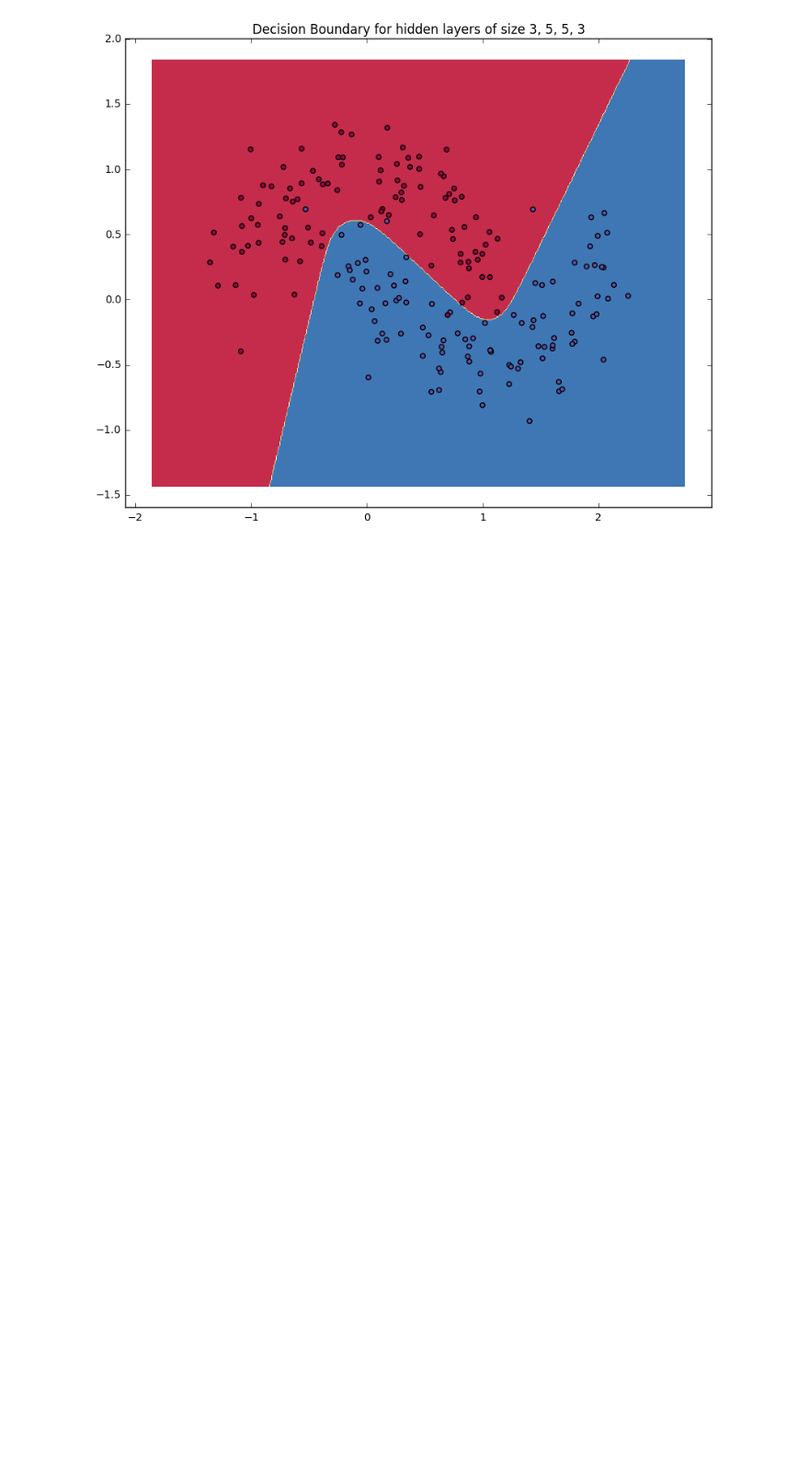
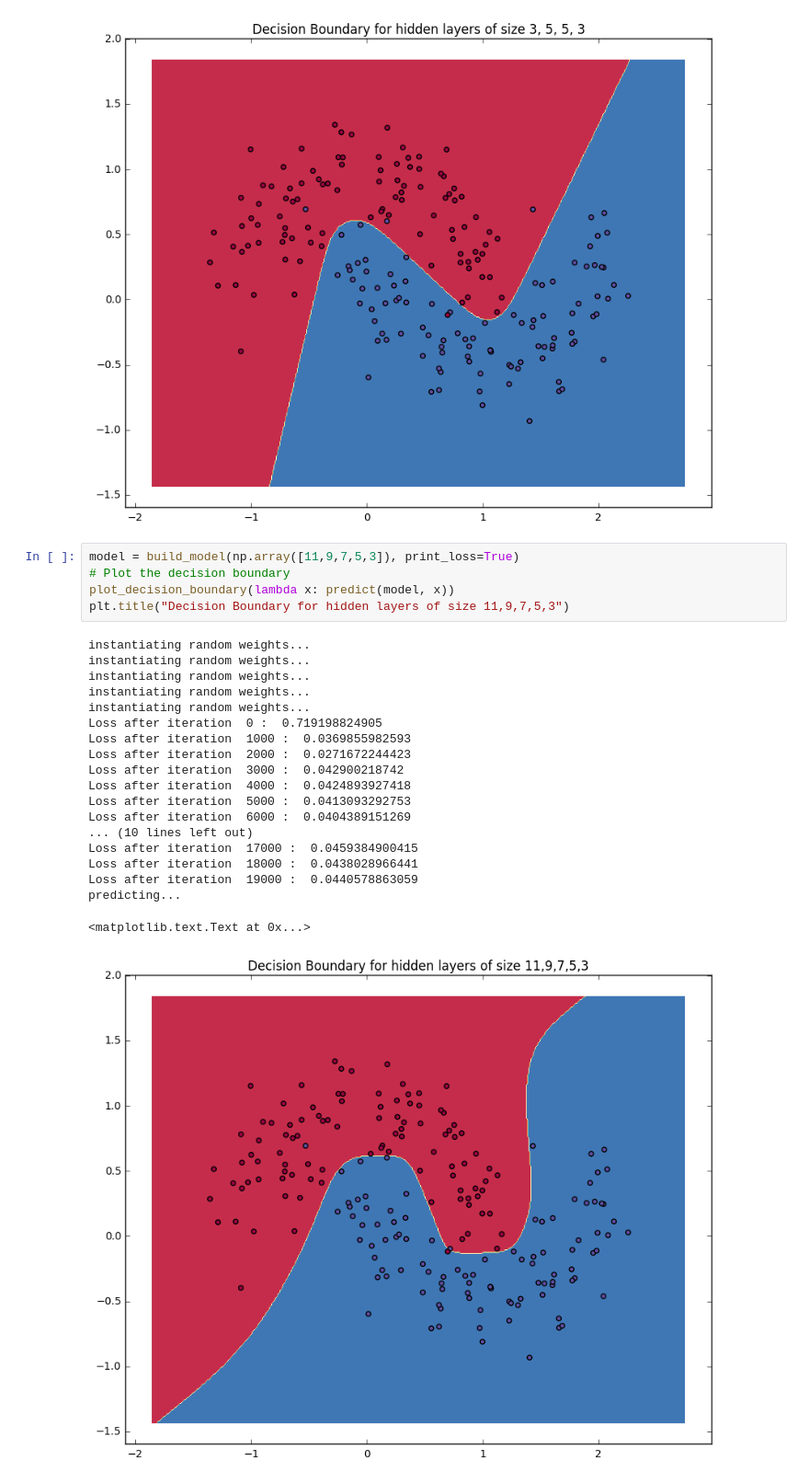
Before and after one commit to go2carter/nn-learn, a Jupyter notebook: modular-basic-nn.ipynb, the cells around one changed output. Shown at 92% size. Drawn from its saved outputs; the diff is of its cells as text; blank space fills up the shorter version.

```diff
--- a/modular-basic-nn.ipynb
+++ b/modular-basic-nn.ipynb
@@ -516,3 +516,28 @@ Loss after iteration  19000 :  0.0819097423549
 predicting...
 <matplotlib.text.Text at 0x...>
 [figure]
+# %%
+model = build_model(np.array([11,9,7,5,3]), print_loss=True)
+# Plot the decision boundary
+plot_decision_boundary(lambda x: predict(model, x))
+plt.title("Decision Boundary for hidden layers of size 11,9,7,5,3")
+# %% [output]
+instantiating random weights...
+instantiating random weights...
+instantiating random weights...
+instantiating random weights...
+instantiating random weights...
+Loss after iteration  0 :  0.719198824905
+Loss after iteration  1000 :  0.0369855982593
+Loss after iteration  2000 :  0.0271672244423
+Loss after iteration  3000 :  0.042900218742
+Loss after iteration  4000 :  0.0424893927418
+Loss after iteration  5000 :  0.0413093292753
+Loss after iteration  6000 :  0.0404389151269
+... (10 lines left out)
+Loss after iteration  17000 :  0.0459384900415
+Loss after iteration  18000 :  0.0438028966441
+Loss after iteration  19000 :  0.0440578863059
+predicting...
+<matplotlib.text.Text at 0x...>
+[figure, added]
```
